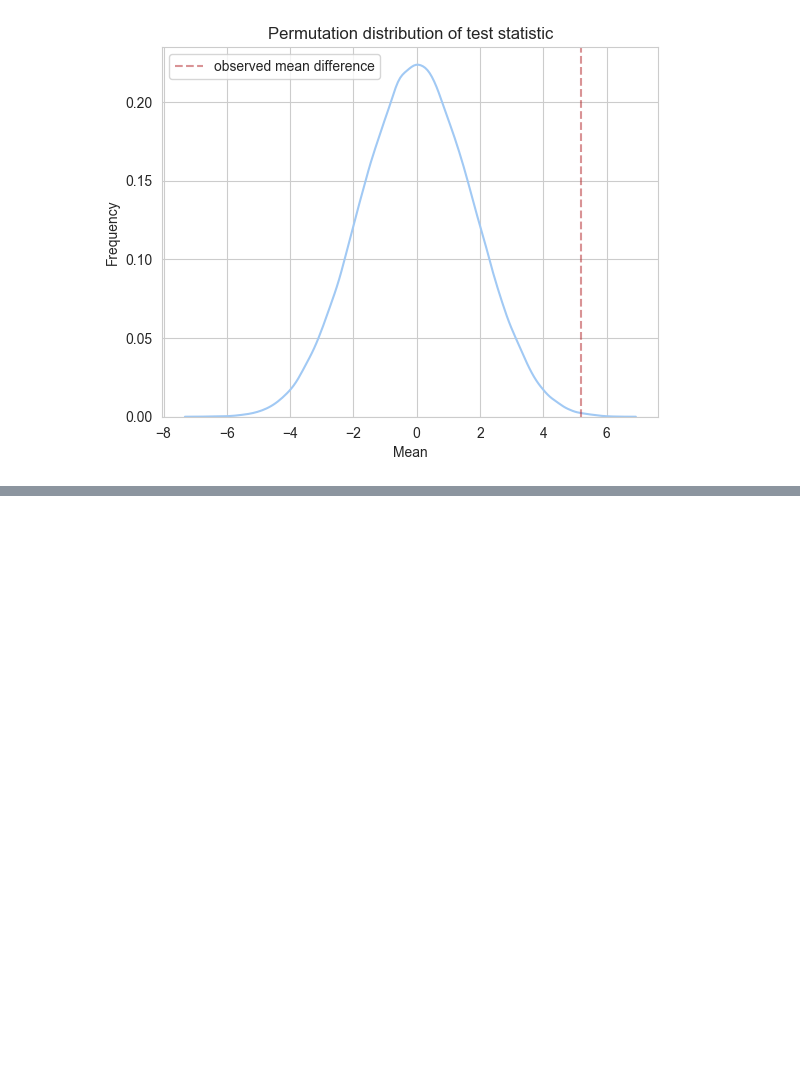
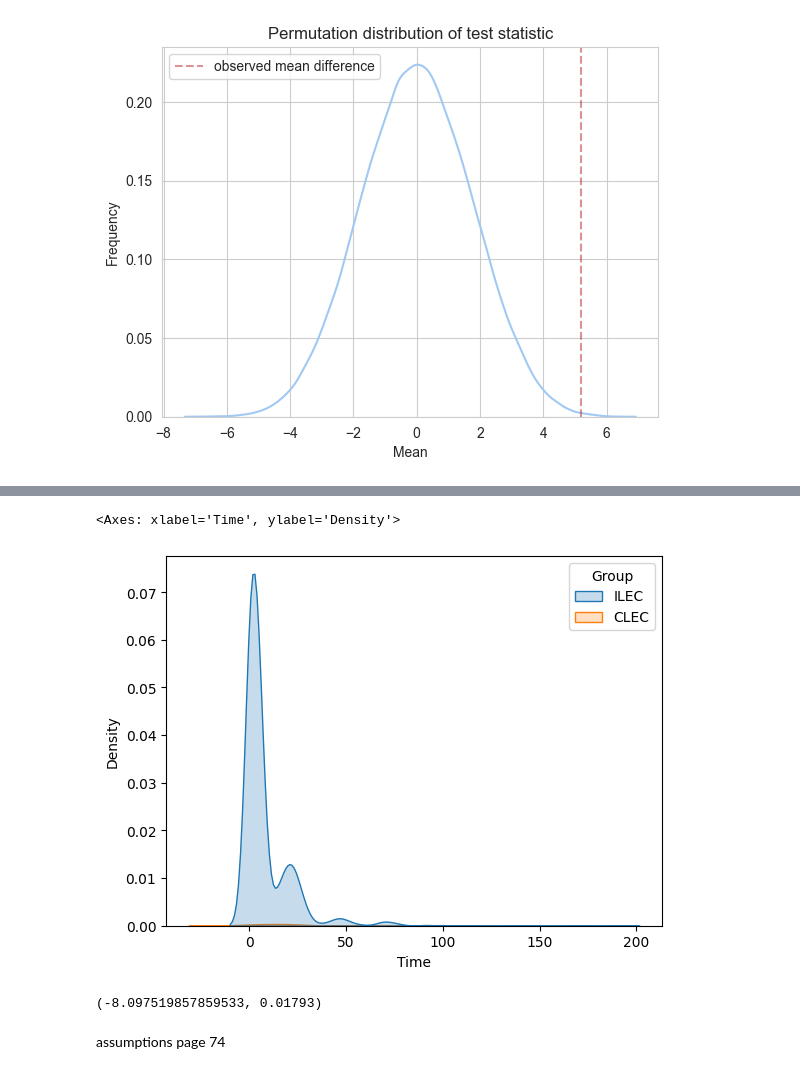
Before and after one commit to eduardo-kt/matstats_resampling_python, a Jupyter notebook: ch03_permutation.ipynb, the cells around one changed output, grey strips where cells are left out. Saved outputs shown, nothing was run; the diff lists cells and outputs as text; code cells hidden in the pictures; blank space fills up the shorter version.

Commit message:
dados Verizon.csv e inclusão de permutation test

```diff
--- a/ch03_permutation.ipynb
+++ b/ch03_permutation.ipynb
@@ -68,0 +68,3 @@ example 3.4 page 68
+# %%
+verizon = pd.read_csv("rawdata\Verizon.csv")
+verizon.head()
@@ -68,0 +78,23 @@ example 3.4 page 68
+# %%
+sns.kdeplot(data= verizon, x= 'Time', hue= 'Group', fill= True)
+# %% [output]
+<Axes: xlabel='Time', ylabel='Density'>
+[figure, added]
+# %%
+import numpy as np
+
+def statistic(x,y, axis):
+    return np.mean(x, axis= axis) - np.mean(y, axis= axis)
+
+x = verizon.loc[verizon['Group'] == 'ILEC','Time']
+y = verizon.loc[verizon['Group'] == 'CLEC','Time']
+
+from scipy.stats import permutation_test
+
+res = permutation_test((x,y), statistic, vectorized= True, n_resamples= 99999, alternative= 'less')
+
+res.statistic, res.pvalue
+# %% [output]
+(-8.097519857859533, 0.01793)
+# %% [markdown]
+assumptions page 74
```
Also changed, not shown: parts of 9 cells of this notebook, 1 other file.
